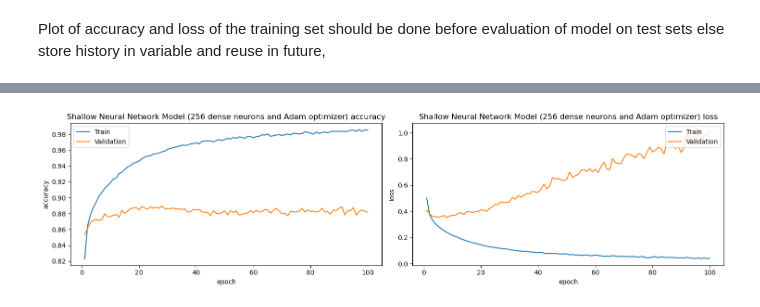
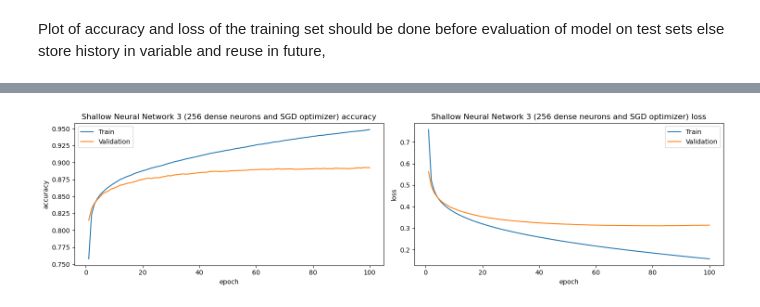
Before and after one commit to buddhathapa12/machine-learning, a Jupyter notebook: neural_network_Assignment3/E923Q669_Assignment3.ipynb, the cells around one changed output, grey strips where cells are left out. Drawn from its saved outputs; the diff is of its cells as text; code cells hidden in the pictures.

Commit message:
Analyzed the performance metrices of all neural networrk models

```diff
--- a/neural_network_Assignment3/E923Q669_Assignment3.ipynb
+++ b/neural_network_Assignment3/E923Q669_Assignment3.ipynb
@@ -85,7 +84,7 @@ tf.random.set_seed(seed_value)
 # %%
 # Method to plot train and validation accuracy and loss over epoches.
 def PlotTrainAndValidationAccuracyAndLoss(nn_model_history: tf.keras.callbacks.History, model_name: str):
-    fig, axs = plt.subplots(1, 2, figsize=(15, 4))
+    fig, axs = plt.subplots(1, 2, figsize=(25, 4))
     sns.lineplot(x=np.array(nn_model_history.epoch) + 1, y= nn_model_history.history['accuracy'], label='Train', ax = axs[0])
     sns.lineplot(x=np.array(nn_model_history.epoch) + 1, y= nn_model_history.history['val_accuracy'], label='Validation', ax = axs[0])
     axs[0].set_title(f'{model_name} accuracy')
@@ -206,4 +307,4 @@ PlotTrainAndValidationAccuracyAndLoss(shallow_nn1_history, "Shallow NN Model (12
 # %%
-PlotTrainAndValidationAccuracyAndLoss(shallow_nn2_history, "Shallow Neural Network Model (256 dense neurons and Adam optimizer)")
+PlotTrainAndValidationAccuracyAndLoss(shallow_nn3_history, "Shallow Neural Network 3 (256 dense neurons and SGD optimizer)")
 # %% [output]
-[figure, old version]
+[figure, new version]
```
Also changed, not shown: parts of 44 cells of this notebook.
